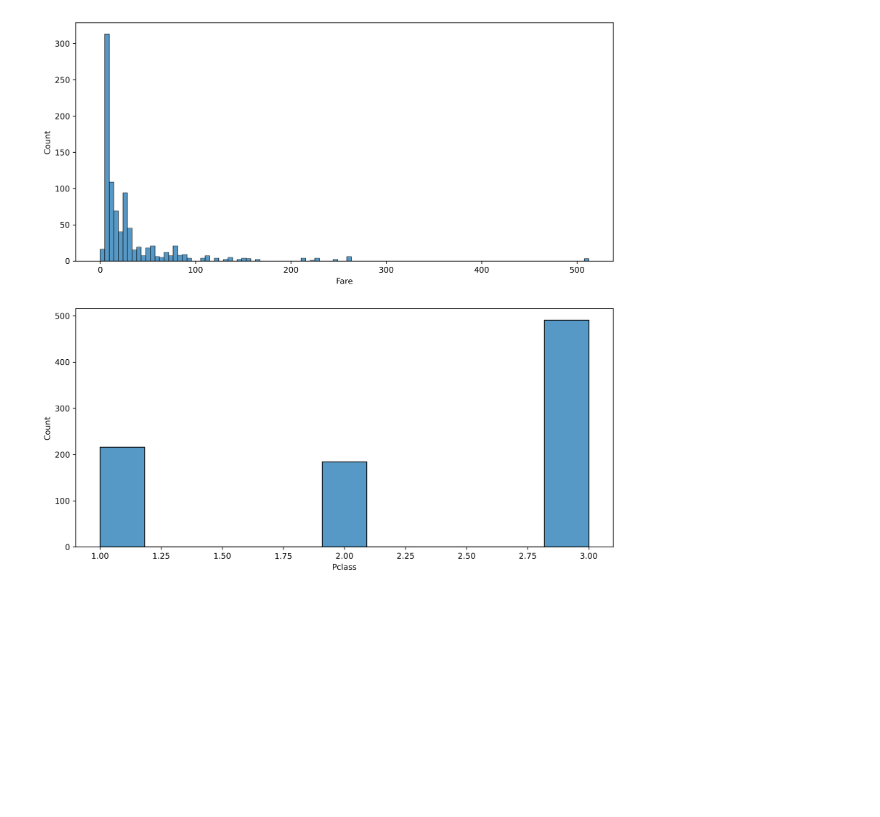
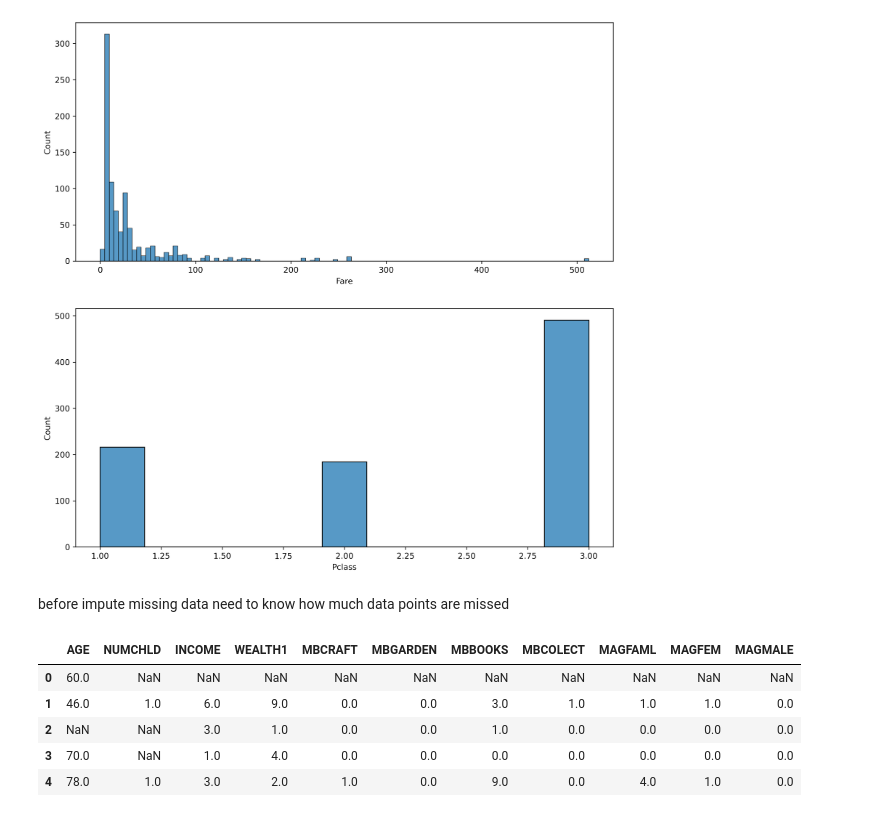
Before and after one commit to ashen007/Feature_enginering, a Jupyter notebook: notebooks/feature details.ipynb, the cells around one changed output. Cells and saved outputs as stored; diff of their text form; code cells hidden in the pictures; blank space fills up the shorter version.

```diff
--- a/notebooks/feature details.ipynb
+++ b/notebooks/feature details.ipynb
@@ -120,3 +120,17 @@ sns.histplot(x='Pclass',data=titanic,ax=axes[1])
 plt.show()
 # %% [output]
 [figure]
+# %% [markdown]
+before impute missing data need to know how much data points are missed
+# %%
+cup98 = pd.read_csv('../data/cup98LRN.txt',
+                    usecols=['AGE', 'NUMCHLD', 'INCOME', 'WEALTH1', 'MBCRAFT',
+                             'MBGARDEN', 'MBBOOKS', 'MBCOLECT', 'MAGFAML','MAGFEM', 'MAGMALE'])
+cup98.head(5)
+# %% [output]
+|  | AGE | NUMCHLD | INCOME | WEALTH1 | MBCRAFT | MBGARDEN | MBBOOKS | MBCOLECT | MAGFAML | MAGFEM | MAGMALE |
+| 0 | 60.0 | NaN | NaN | NaN | NaN | NaN | NaN | NaN | NaN | NaN | NaN |
+| 1 | 46.0 | 1.0 | 6.0 | 9.0 | 0.0 | 0.0 | 3.0 | 1.0 | 1.0 | 1.0 | 0.0 |
+| 2 | NaN | NaN | 3.0 | 1.0 | 0.0 | 0.0 | 1.0 | 0.0 | 0.0 | 0.0 | 0.0 |
+| 3 | 70.0 | NaN | 1.0 | 4.0 | 0.0 | 0.0 | 0.0 | 0.0 | 0.0 | 0.0 | 0.0 |
+| 4 | 78.0 | 1.0 | 3.0 | 2.0 | 1.0 | 0.0 | 9.0 | 0.0 | 4.0 | 1.0 | 0.0 |
```
Also changed, not shown: parts of 2 cells of this notebook.
